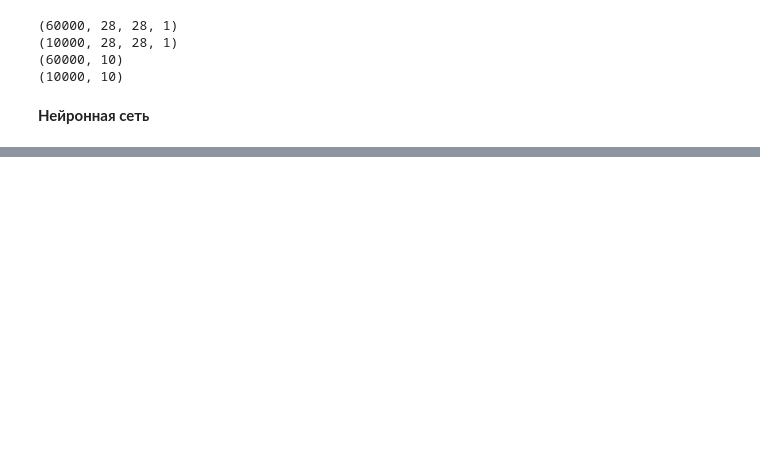
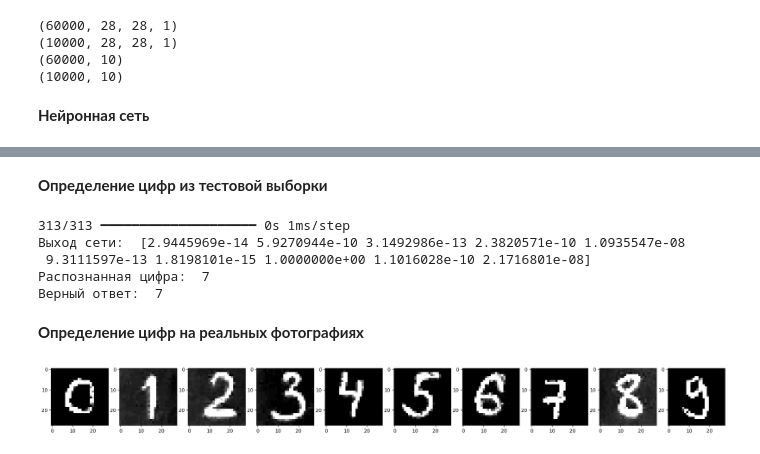
Before and after one commit to Dembel02/Neural_networks, a Jupyter notebook: Сверточные_сети_.ipynb, the cells around one changed output, grey strips where cells are left out. Drawn from its saved outputs; the diff is of its cells as text; code cells hidden in the pictures; blank space fills up the shorter version.

```diff
--- a/Сверточные_сети_.ipynb
+++ b/Сверточные_сети_.ipynb
@@ -82,0 +163,20 @@ model.add(Conv2D(32, (3,3), padding='same', activation='relu'))
+# %% [markdown]
+**Определение цифр из тестовой выборки**
+# %%
+# Выбираем номер пример
+n = np.random.randint(x_test.shape[0])
+# Получаем выход сети на этом примере
+prediction = model.predict(x_test)
+
+# Выводим на экран результаты
+print("Выход сети: ", prediction[n])
+print("Распознанная цифра: ", np.argmax(prediction[n]))
+print("Верный ответ: ", np.argmax(y_test[n]))
+# %% [output]
+313/313 ━━━━━━━━━━━━━━━━━━━━ 0s 1ms/step
+Выход сети:  [2.9445969e-14 5.9270944e-10 3.1492986e-13 2.3820571e-10 1.0935547e-08
+ 9.3111597e-13 1.8198101e-15 1.0000000e+00 1.1016028e-10 2.1716801e-08]
+Распознанная цифра:  7
+Верный ответ:  7
+# %% [markdown]
+**Определение цифр на реальных фотографиях**
@@ -82,0 +193,37 @@ model.add(Conv2D(32, (3,3), padding='same', activation='relu'))
+# %%
+# Выводим для примера картинки по каждому классу
+
+def change_contrast(img, factor): # Функция для увеличения контрастности
+    def contrast(pixel): # Функция для изменения цвета пикселя
+    # Изменяем цвет каждого пикселя следующим обоазом.
+    # Если цвет пикселя в численной мере меньше 128, то значение будет уменьшаться
+    # на меру factor * (pixel - 128). Иначе - увеличивается на эту меру
+    # Очевидно, что чем сильнее цвет отличен от 128, тем сильнее он измениться
+        return 128 + factor * (pixel - 128)
+    return img.point(contrast)
+
+xTestReal = [] # Создаем x_test для загруженных картинок
+yTestReal = [] # Создаем y_test для классов изображении
+
+for i in range(10): # Проходим по класам от 0 до 9
+    img_path = 'digits/' + str(i) + '.png' # Определяем имя изображения
+    # Загружаем изображение, изменяя его размер на размер входного массива нейросети
+    # Другими словами, подгоняем изображение к размеру картинок, на которых обучалась сеть
+    # Указываем color_mode='grayscale' для того, чтобы цвет пикселя задавался одним числом
+    img = image.load_img(img_path, color_mode='grayscale', target_size=(28, 28))
+    img1 = change_contrast(img, factor=5.0) # Увеличиваем контрастность изображения
+    xTestReal.append(255 - np.asarray(img1)) # Инвентируем изображение и добавляем в выборку
+    yTestReal.append(i) # Добавляем в y_train номера классов
+
+xTestReal = np.array(xTestReal) # Преобразуем в Numpy array
+yTestReal = np.array(yTestReal) # Преобразуем в Numpy array
+# %%
+# Выводим для примера картинки по каждому классу
+
+fig, axs = plt.subplots(1, 10, figsize=(25, 3)) # Создаем полотно из 10 графиков
+for i in  range(10): # Проходим по классам от 0 до 9
+    axs[i].imshow(Image.fromarray(xTestReal[i]), cmap='gray') # Конвентируем изображение в черно-белый формат и отображаем i-ым графиком
+
+plt.show() # Плказываем изображения
+# %% [output]
+[figure, added]
```
Also changed, not shown: parts of 8 cells of this notebook.
